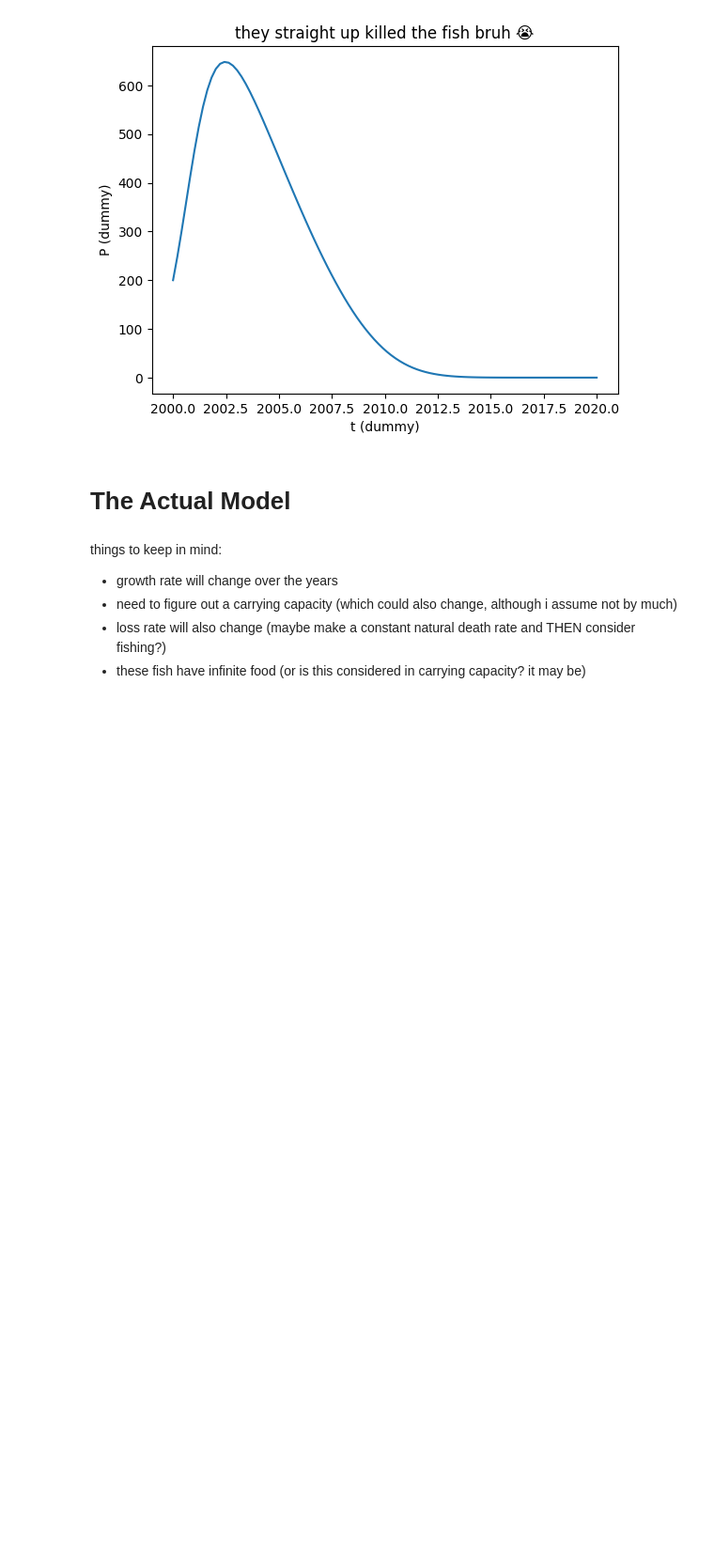
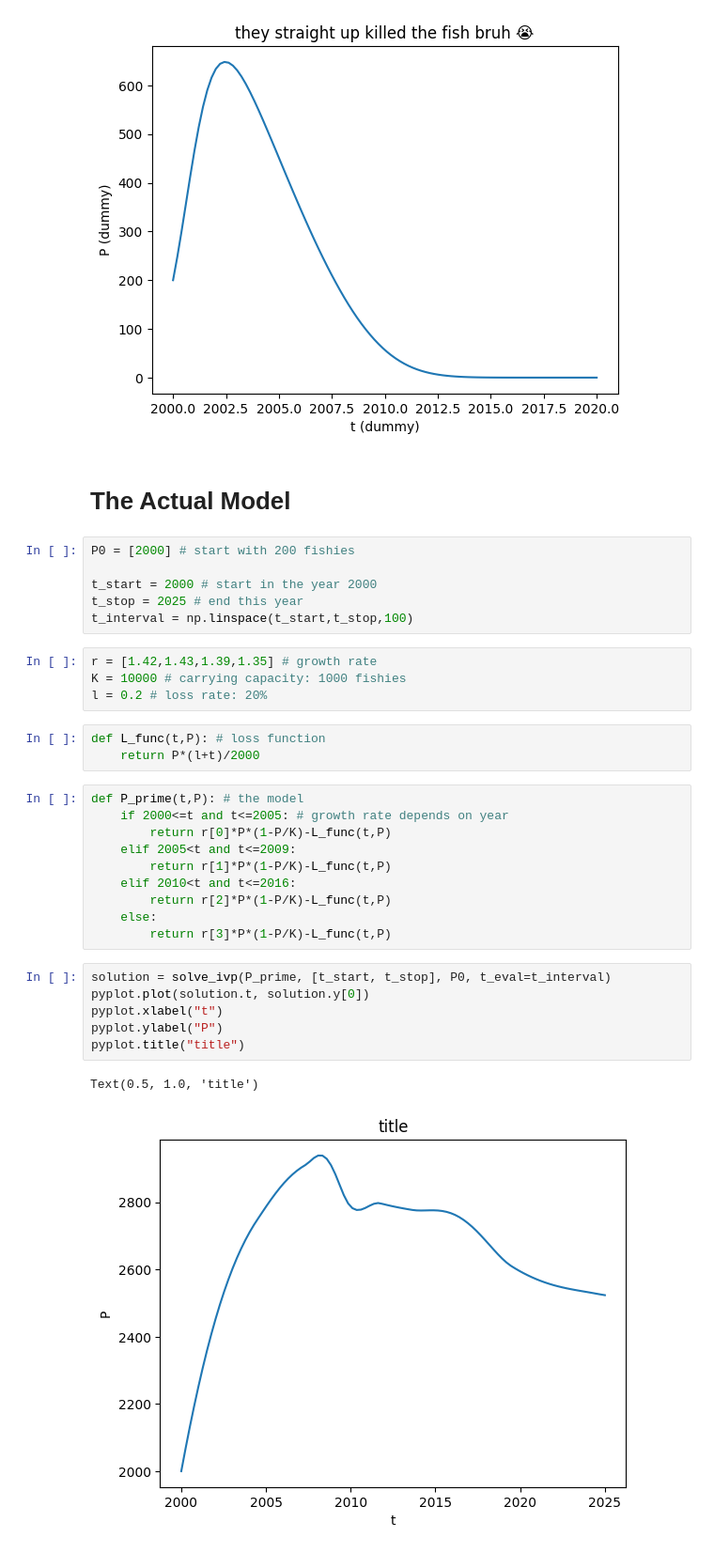
Before and after one commit to Wo0fle/biomathproject1, a Jupyter notebook: project1.ipynb, the cells around one changed output. Shown at 94% size. Saved outputs shown, nothing was run; the diff lists cells and outputs as text; blank space fills up the shorter version.

Commit message:
add variable growth rates
bad implementation but this isnt a clean code competition

```diff
--- a/project1.ipynb
+++ b/project1.ipynb
@@ -40,9 +40,35 @@ Text(0.5, 1.0, 'they straight up killed the fish bruh 😭')
 [figure]
 # %% [markdown]
 # The Actual Model
-# %% [markdown]
-things to keep in mind:
-- growth rate will change over the years
-- need to figure out a carrying capacity (which could also change, although i assume not by much)
-- loss rate will also change (maybe make a constant natural death rate and THEN consider fishing?)
-- these fish have infinite food (or is this considered in carrying capacity? it may be)
+# %%
+P0 = [2000] # start with 200 fishies
+
+t_start = 2000 # start in the year 2000
+t_stop = 2025 # end this year
+t_interval = np.linspace(t_start,t_stop,100)
+# %%
+r = [1.42,1.43,1.39,1.35] # growth rate
+K = 10000 # carrying capacity: 1000 fishies
+l = 0.2 # loss rate: 20%
+# %%
+def L_func(t,P): # loss function
+    return P*(l+t)/2000
+# %%
+def P_prime(t,P): # the model
+    if 2000<=t and t<=2005: # growth rate depends on year
+        return r[0]*P*(1-P/K)-L_func(t,P)
+    elif 2005<t and t<=2009:
+        return r[1]*P*(1-P/K)-L_func(t,P)
+    elif 2010<t and t<=2016:
+        return r[2]*P*(1-P/K)-L_func(t,P)
+    else:
+        return r[3]*P*(1-P/K)-L_func(t,P)
+# %%
+solution = solve_ivp(P_prime, [t_start, t_stop], P0, t_eval=t_interval)
+pyplot.plot(solution.t, solution.y[0])
+pyplot.xlabel("t")
+pyplot.ylabel("P")
+pyplot.title("title")
+# %% [output]
+Text(0.5, 1.0, 'title')
+[figure, added]
```
Also changed, not shown: parts of 1 cell of this notebook.
